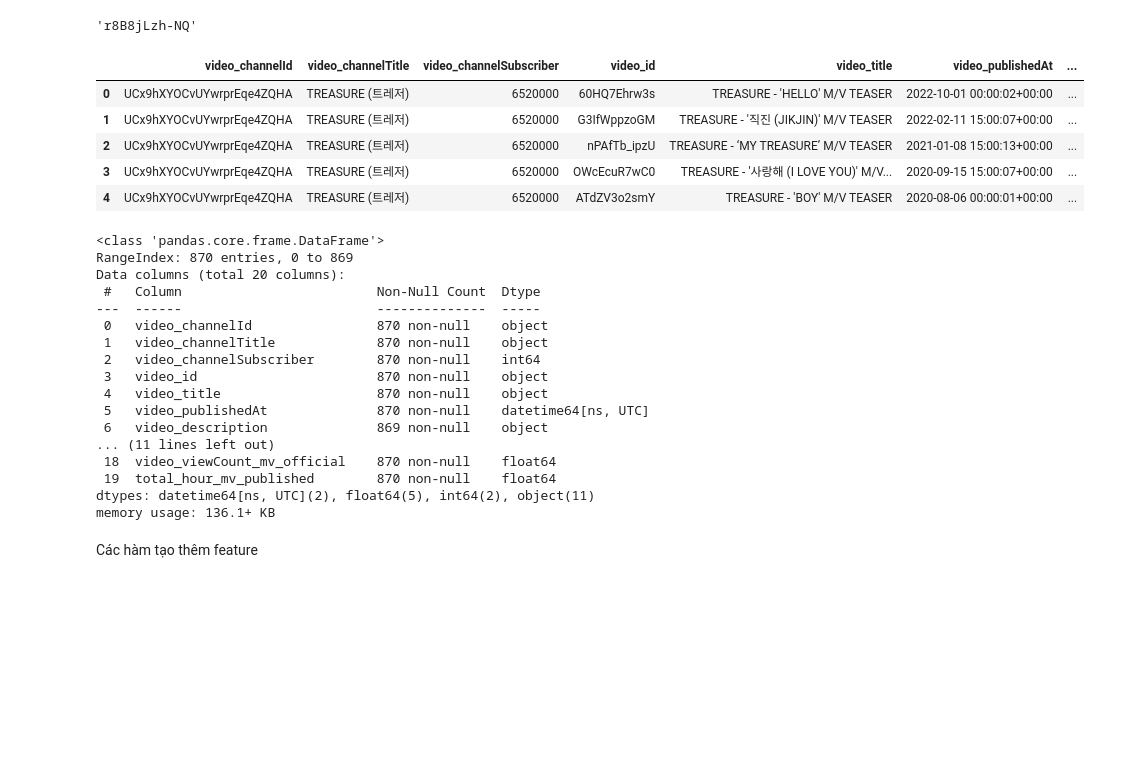
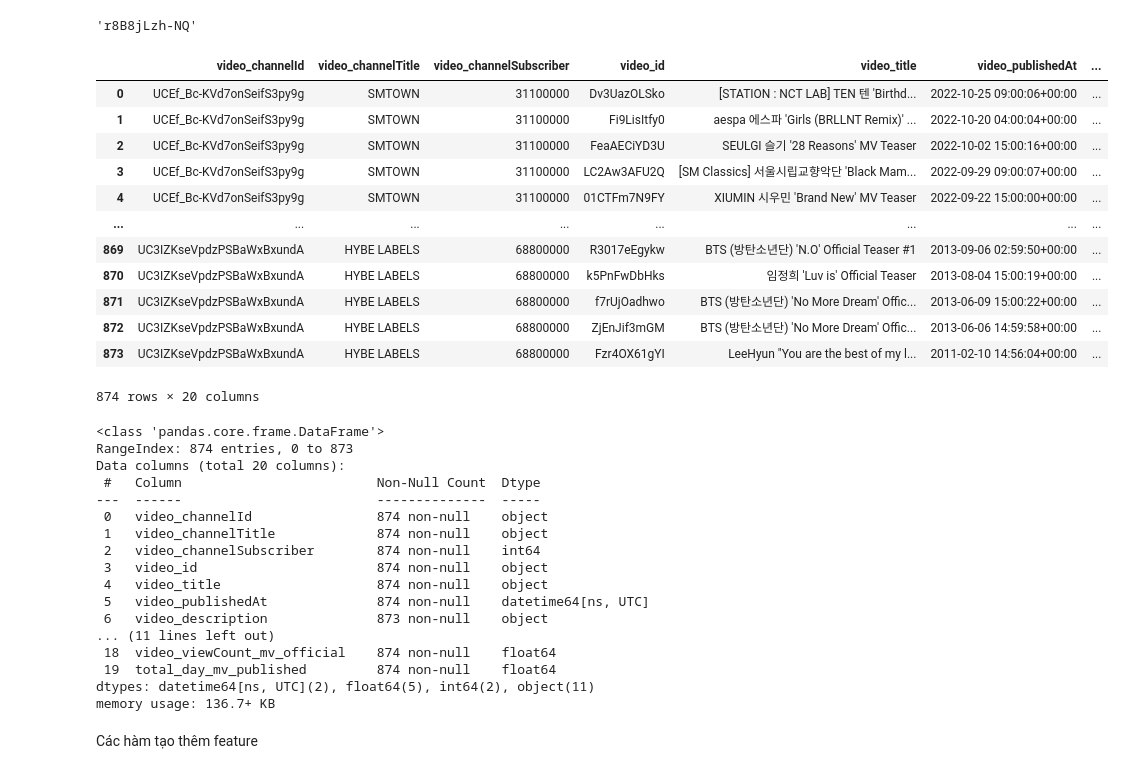
Before and after one commit to minh10022001/YoutubeData, a Jupyter notebook: TEST111.ipynb, the cells around one changed output. Cells and saved outputs as stored; diff of their text form; code cells hidden in the pictures; blank space fills up the shorter version.

```diff
--- a/TEST111.ipynb
+++ b/TEST111.ipynb
@@ -15,15 +15,22 @@ result.group(0)
 # %% [output]
 'r8B8jLzh-NQ'
 # %%
-df = pd.read_csv('data_youtube1.csv', header = 0)
-df.head()
+df = pd.read_csv('data_youtube.csv', header = 0)
+df
 # %% [output]
 |  | video_channelId | video_channelTitle | video_channelSubscriber | video_id | video_title | video_publishedAt | ... |
-| 0 | UCx9hXYOCvUYwrprEqe4ZQHA | TREASURE (트레저) | 6520000 | 60HQ7Ehrw3s | TREASURE - 'HELLO' M/V TEASER | 2022-10-01 00:00:02+00:00 | ... |
-| 1 | UCx9hXYOCvUYwrprEqe4ZQHA | TREASURE (트레저) | 6520000 | G3IfWppzoGM | TREASURE - '직진 (JIKJIN)' M/V TEASER | 2022-02-11 15:00:07+00:00 | ... |
-| 2 | UCx9hXYOCvUYwrprEqe4ZQHA | TREASURE (트레저) | 6520000 | nPAfTb_ipzU | TREASURE - ‘MY TREASURE’ M/V TEASER | 2021-01-08 15:00:13+00:00 | ... |
-| 3 | UCx9hXYOCvUYwrprEqe4ZQHA | TREASURE (트레저) | 6520000 | OWcEcuR7wC0 | TREASURE - '사랑해 (I LOVE YOU)' M/V... | 2020-09-15 15:00:07+00:00 | ... |
-| 4 | UCx9hXYOCvUYwrprEqe4ZQHA | TREASURE (트레저) | 6520000 | ATdZV3o2smY | TREASURE - 'BOY' M/V TEASER | 2020-08-06 00:00:01+00:00 | ... |
+| 0 | UCEf_Bc-KVd7onSeifS3py9g | SMTOWN | 31100000 | Dv3UazOLSko | [STATION : NCT LAB] TEN 텐 'Birthd... | 2022-10-25 09:00:06+00:00 | ... |
+| 1 | UCEf_Bc-KVd7onSeifS3py9g | SMTOWN | 31100000 | Fi9LisItfy0 | aespa 에스파 'Girls (BRLLNT Remix)' ... | 2022-10-20 04:00:04+00:00 | ... |
+| 2 | UCEf_Bc-KVd7onSeifS3py9g | SMTOWN | 31100000 | FeaAECiYD3U | SEULGI 슬기 '28 Reasons' MV Teaser | 2022-10-02 15:00:16+00:00 | ... |
+| 3 | UCEf_Bc-KVd7onSeifS3py9g | SMTOWN | 31100000 | LC2Aw3AFU2Q | [SM Classics] 서울시립교향악단 'Black Mam... | 2022-09-29 09:00:07+00:00 | ... |
+| 4 | UCEf_Bc-KVd7onSeifS3py9g | SMTOWN | 31100000 | 01CTFm7N9FY | XIUMIN 시우민 'Brand New' MV Teaser | 2022-09-22 15:00:00+00:00 | ... |
+| ... | ... | ... | ... | ... | ... | ... | ... |
+| 869 | UC3IZKseVpdzPSBaWxBxundA | HYBE LABELS | 68800000 | R3017eEgykw | BTS (방탄소년단) 'N.O' Official Teaser #1 | 2013-09-06 02:59:50+00:00 | ... |
+| 870 | UC3IZKseVpdzPSBaWxBxundA | HYBE LABELS | 68800000 | k5PnFwDbHks | 임정희 'Luv is' Official Teaser | 2013-08-04 15:00:19+00:00 | ... |
+| 871 | UC3IZKseVpdzPSBaWxBxundA | HYBE LABELS | 68800000 | f7rUjOadhwo | BTS (방탄소년단) 'No More Dream' Offic... | 2013-06-09 15:00:22+00:00 | ... |
+| 872 | UC3IZKseVpdzPSBaWxBxundA | HYBE LABELS | 68800000 | ZjEnJif3mGM | BTS (방탄소년단) 'No More Dream' Offic... | 2013-06-06 14:59:58+00:00 | ... |
+| 873 | UC3IZKseVpdzPSBaWxBxundA | HYBE LABELS | 68800000 | Fzr4OX61gYI | LeeHyun "You are the best of my l... | 2011-02-10 14:56:04+00:00 | ... |
+874 rows × 20 columns
 # %%
 df['video_publishedAt']  = pd.to_datetime(df['video_publishedAt'])
 df['video_publishedAt_mv_official']  = pd.to_datetime(df['video_publishedAt_mv_official'])
@@ -31,22 +38,22 @@ df['video_publishedAt_mv_official']  = pd.to_datetime(df['video_publishedAt_mv_o
 df.info()
 # %% [output]
 <class 'pandas.core.frame.DataFrame'>
-RangeIndex: 870 entries, 0 to 869
+RangeIndex: 874 entries, 0 to 873
 Data columns (total 20 columns):
  #   Column                         Non-Null Count  Dtype
 ---  ------                         --------------  -----
- 0   video_channelId                870 non-null    object
- 1   video_channelTitle             870 non-null    object
- 2   video_channelSubscriber        870 non-null    int64
- 3   video_id                       870 non-null    object
- 4   video_title                    870 non-null    object
- 5   video_publishedAt              870 non-null    datetime64[ns, UTC]
- 6   video_description              869 non-null    object
+ 0   video_channelId                874 non-null    object
+ 1   video_channelTitle             874 non-null    object
+ 2   video_channelSubscriber        874 non-null    int64
+ 3   video_id                       874 non-null    object
+ 4   video_title                    874 non-null    object
+ 5   video_publishedAt              874 non-null    datetime64[ns, UTC]
+ 6   video_description              873 non-null    object
 ... (11 lines left out)
- 18  video_viewCount_mv_official    870 non-null    float64
- 19  total_hour_mv_published        870 non-null    float64
+ 18  video_viewCount_mv_official    874 non-null    float64
+ 19  total_day_mv_published         874 non-null    float64
 dtypes: datetime64[ns, UTC](2), float64(5), int64(2), object(11)
-memory usage: 136.1+ KB
+memory usage: 136.7+ KB
 # %% [markdown]
 Các hàm tạo thêm feature
 # %%
```
Also changed, not shown: parts of 23 cells of this notebook, 12 other files.
